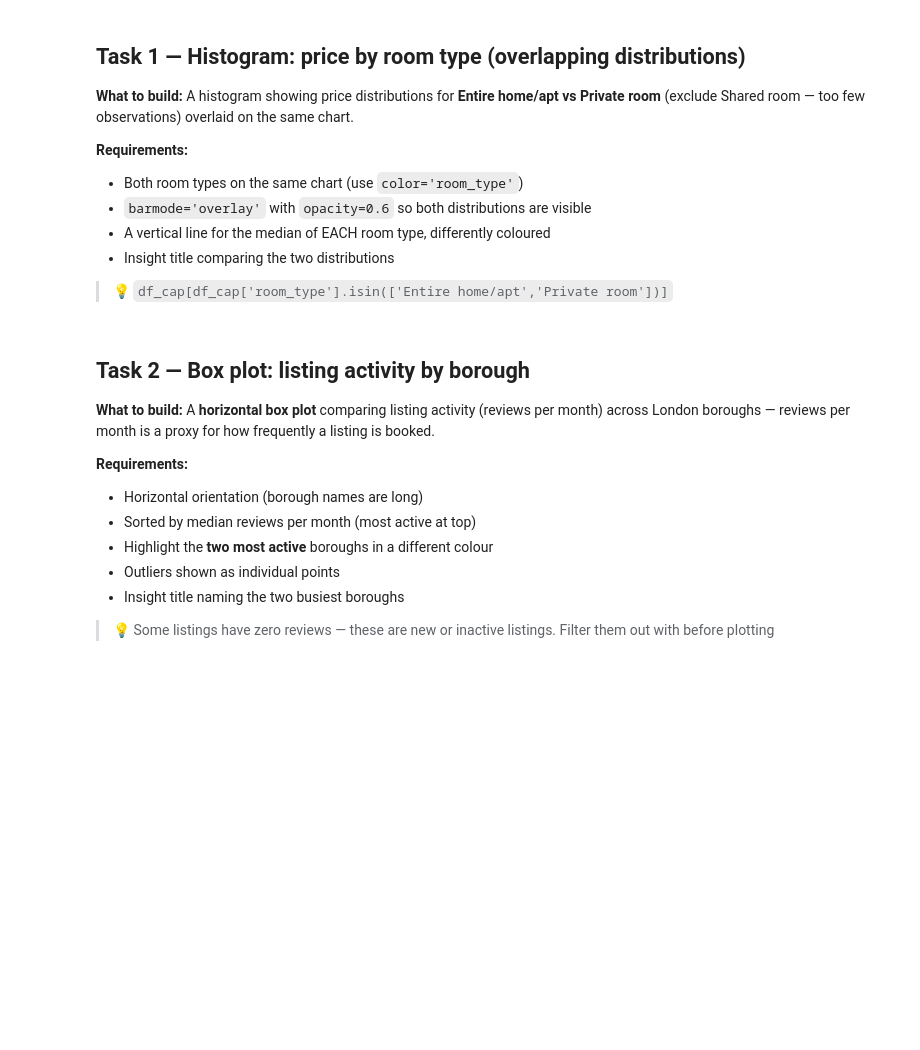
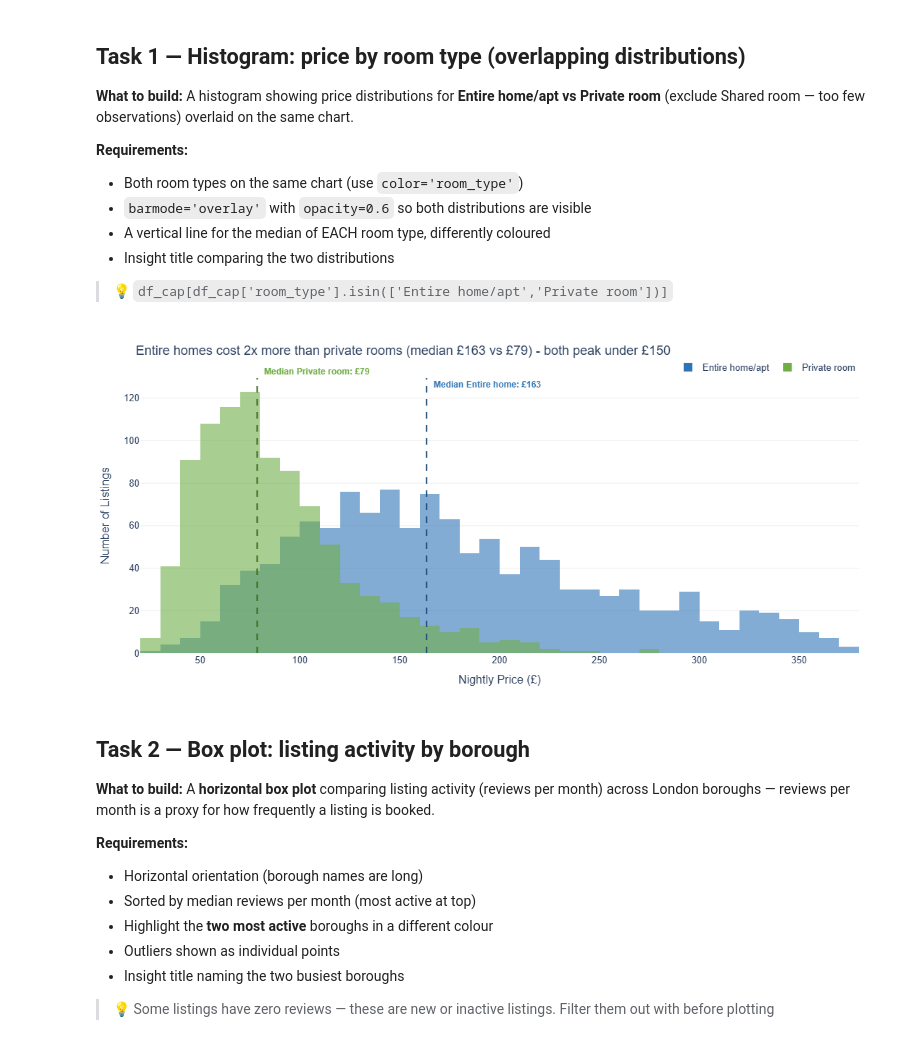
Before and after one commit to raj17-dev/dataviz-exercises-raj-ravindra-singh, a Jupyter notebook: week05/lecture05_exercise.ipynb, the cells around one changed output. Saved outputs shown, nothing was run; the diff lists cells and outputs as text; code cells hidden in the pictures; blank space fills up the shorter version.

```diff
--- a/week05/lecture05_exercise.ipynb
+++ b/week05/lecture05_exercise.ipynb
@@ -41,6 +69,60 @@ print(df_cap.groupby('room_type')['price'].describe().round(1))
 # %%
 # Task 1
 # YOUR CODE HERE
+
+# Filter for the two room types
+df_task1 = df_cap[df_cap['room_type'].isin(['Entire home/apt', 'Private room'])].copy()
+
+# Compute medians for each room type
+medians = df_task1.groupby('room_type')['price'].median()
+median_entire = medians['Entire home/apt']
+median_private = medians['Private room']
+
+fig = px.histogram(
+    data_frame=df_task1,
+    x='price',
+    color='room_type',
+    barmode='overlay',
+    opacity=0.6,
+    nbins=50,
+    color_discrete_map={
+        'Entire home/apt': '#2E75B6',
+        'Private room': '#70AD47'
+    },
+    labels={'price': 'Nightly Price (£)', 'count': 'Number of Listings'},
+    height=500
+)
+
+# Add median line for Entire home/apt
+fig.add_vline(x=median_entire, line_dash='dash', line_color='#1F4E79', line_width=2,
+              annotation=dict(
+                  text=f'<b>Median Entire home: £{median_entire:.0f}</b>',
+                  font=dict(color='#2E75B6', size=12),
+                  xanchor='left', yanchor='top', xshift=8
+              ))
+
+# Add median line for Private room
+fig.add_vline(x=median_private, line_dash='dash', line_color='#3B6B1F', line_width=2,
+              annotation=dict(
+                  text=f'<b>Median Private room: £{median_private:.0f}</b>',
+                  font=dict(color='#70AD47', size=12),
+                  xanchor='left', yanchor='bottom', xshift=8
+              ))
+
+fig.update_layout(
+    title=f'Entire homes cost 2x more than private rooms (median £{median_entire:.0f} vs £{median_private:.0f}) - both peak under £150',
+    plot_bgcolor='white', paper_bgcolor='white',
+    font=dict(family='Arial', size=13),
+    yaxis=dict(gridcolor='#EEEEEE', title='Number of Listings'),
+    xaxis=dict(showgrid=False, title='Nightly Price (£)'),
+    margin=dict(l=60, r=40, t=65, b=40),
+    showlegend=True,
+    legend=dict(title='', orientation='h', yanchor='bottom', y=1.0, xanchor='right', x=1)
+)
+
+fig.show()
+# %% [output]
+[figure, added]
 # %% [markdown]
 ## Task 2 — Box plot: listing activity by borough
 
```
Also changed, not shown: parts of 3 cells of this notebook.
